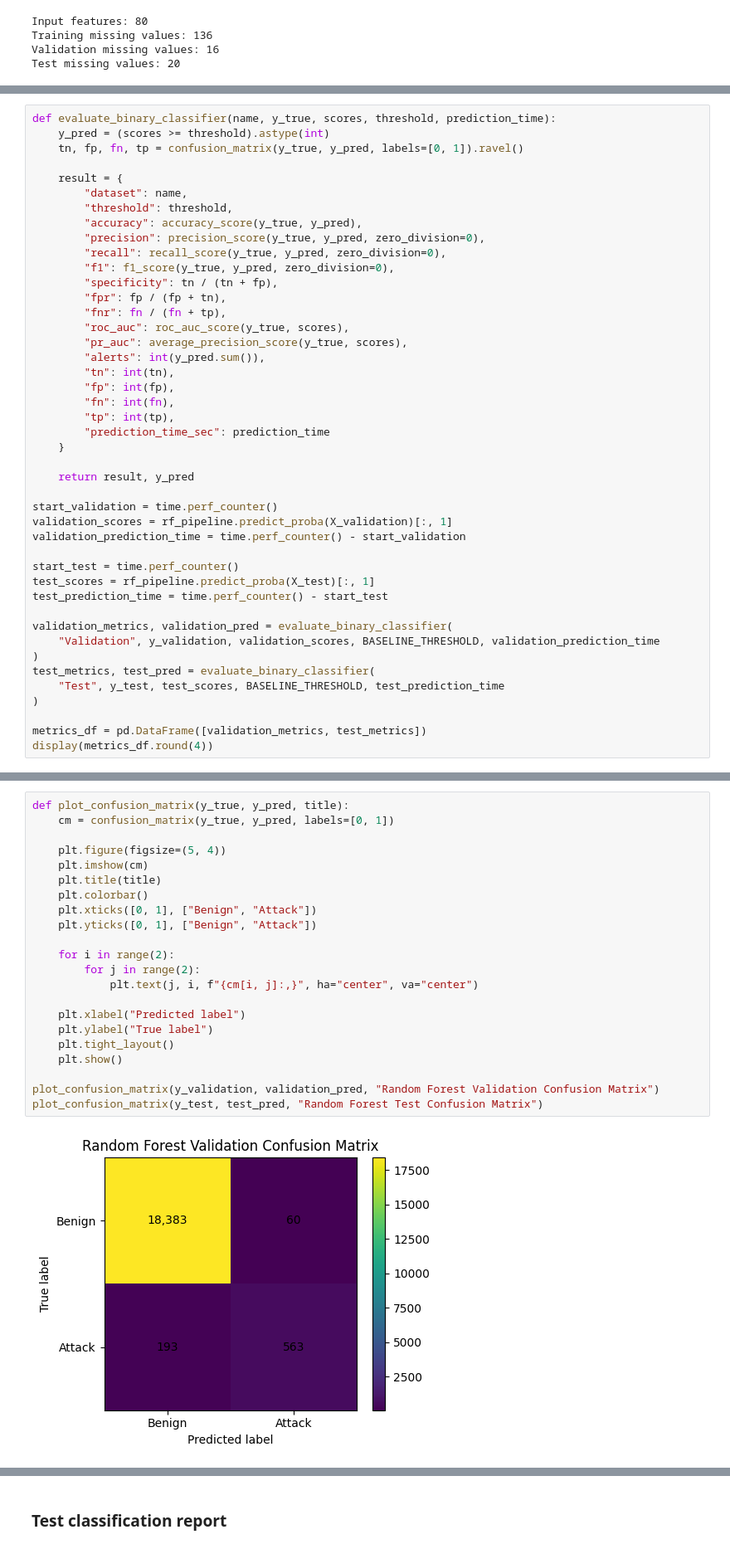
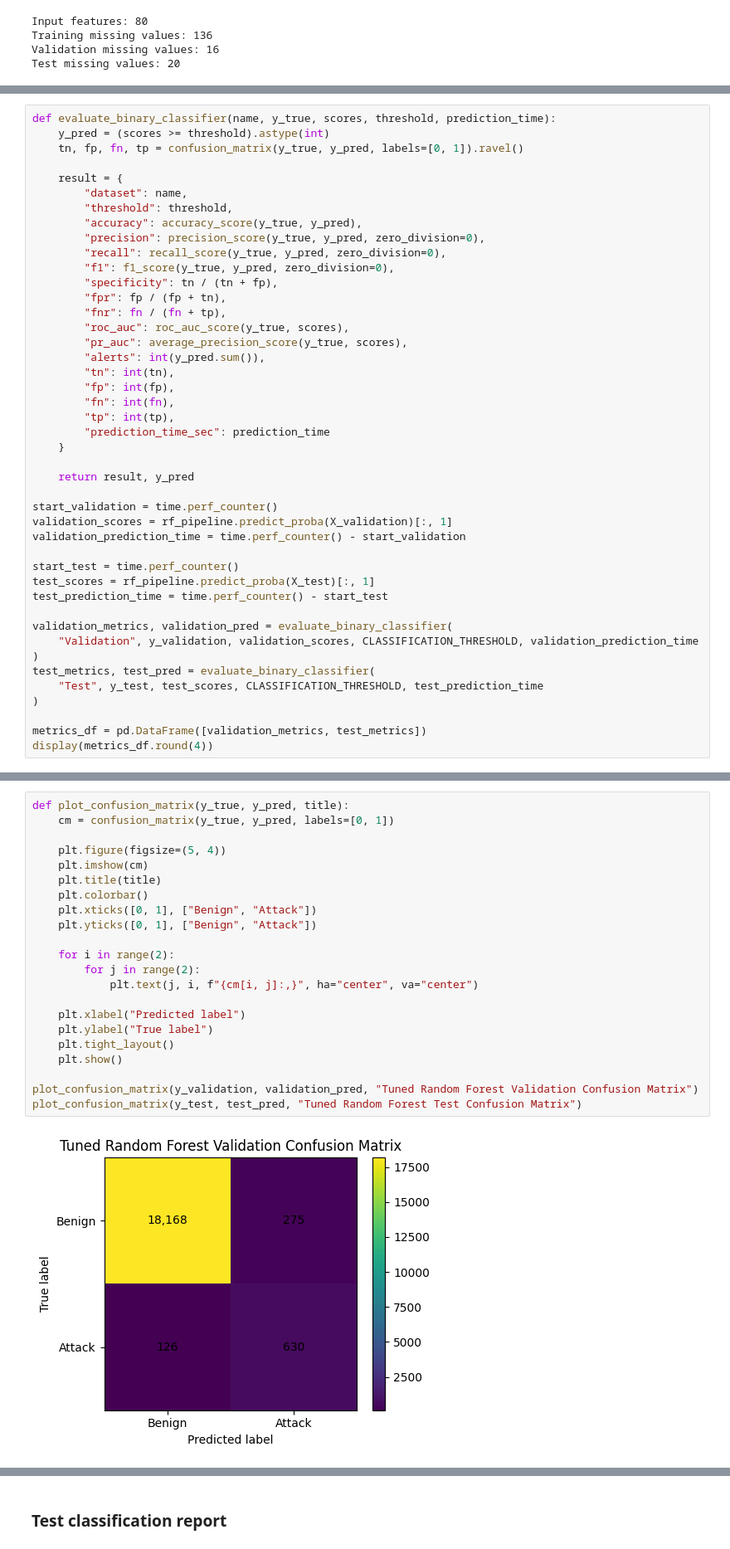
Before and after one commit to yuanmingwang/multi-stage-iot-ids, a Jupyter notebook: notebooks/p3_random_forest.ipynb, the cells around one changed output, grey strips where cells are left out. Shown at 83% size. Cells and saved outputs as stored; diff of their text form.

```diff
--- a/notebooks/p3_random_forest.ipynb
+++ b/notebooks/p3_random_forest.ipynb
@@ -215,10 +310,10 @@ test_scores = rf_pipeline.predict_proba(X_test)[:, 1]
 test_prediction_time = time.perf_counter() - start_test
 
 validation_metrics, validation_pred = evaluate_binary_classifier(
-    "Validation", y_validation, validation_scores, BASELINE_THRESHOLD, validation_prediction_time
+    "Validation", y_validation, validation_scores, CLASSIFICATION_THRESHOLD, validation_prediction_time
 )
 test_metrics, test_pred = evaluate_binary_classifier(
-    "Test", y_test, test_scores, BASELINE_THRESHOLD, test_prediction_time
+    "Test", y_test, test_scores, CLASSIFICATION_THRESHOLD, test_prediction_time
 )
 
 metrics_df = pd.DataFrame([validation_metrics, test_metrics])
@@ -232,24 +329,24 @@ display(metrics_df.round(4))
 # %%
 def plot_confusion_matrix(y_true, y_pred, title):
     cm = confusion_matrix(y_true, y_pred, labels=[0, 1])
 
     plt.figure(figsize=(5, 4))
     plt.imshow(cm)
     plt.title(title)
     plt.colorbar()
     plt.xticks([0, 1], ["Benign", "Attack"])
     plt.yticks([0, 1], ["Benign", "Attack"])
 
     for i in range(2):
         for j in range(2):
             plt.text(j, i, f"{cm[i, j]:,}", ha="center", va="center")
 
     plt.xlabel("Predicted label")
     plt.ylabel("True label")
     plt.tight_layout()
     plt.show()
 
-plot_confusion_matrix(y_validation, validation_pred, "Random Forest Validation Confusion Matrix")
-plot_confusion_matrix(y_test, test_pred, "Random Forest Test Confusion Matrix")
+plot_confusion_matrix(y_validation, validation_pred, "Tuned Random Forest Validation Confusion Matrix")
+plot_confusion_matrix(y_test, test_pred, "Tuned Random Forest Test Confusion Matrix")
 # %% [output]
-[figure, old version]
+[figure, new version]
```
Also changed, not shown: parts of 21 cells of this notebook.
